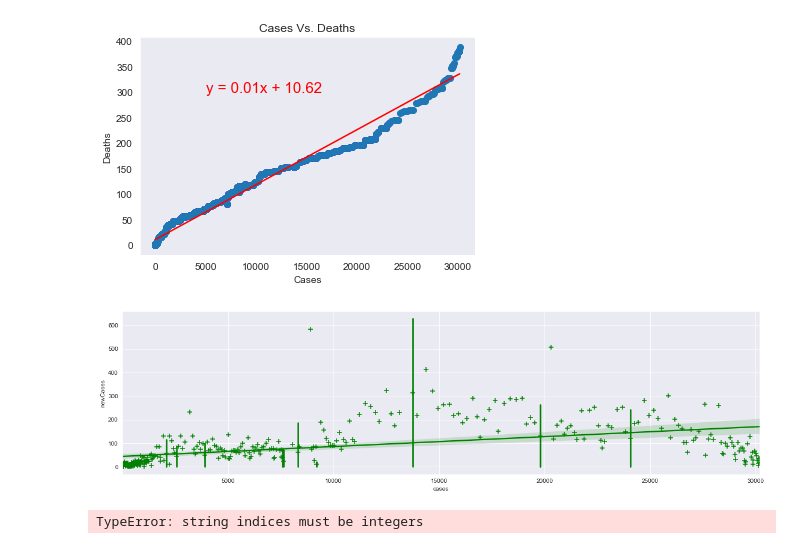
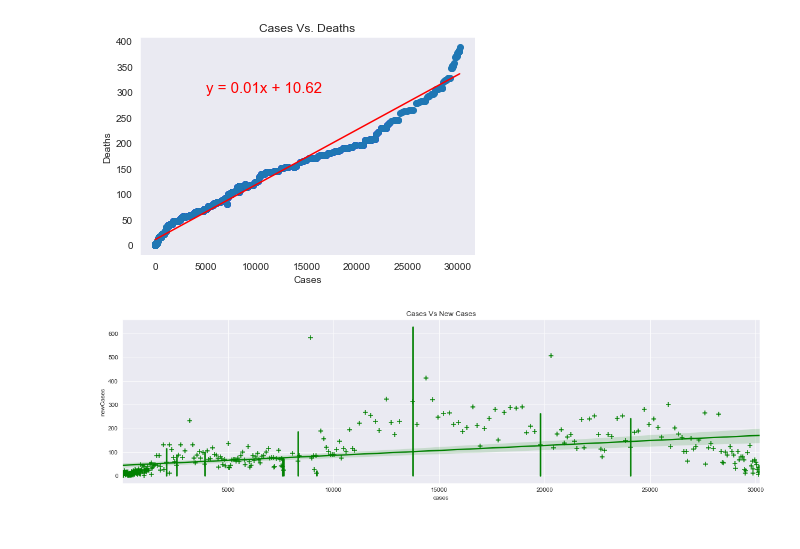
Before and after one commit to E-Weber/EKN-Project, a Jupyter notebook: Covid_api.ipynb, the cells around one changed output. Drawn from its saved outputs; the diff is of its cells as text; code cells hidden in the pictures.

```diff
--- a/Covid_api.ipynb
+++ b/Covid_api.ipynb
@@ -310,11 +311,9 @@ The r-squared is: 0.9825204775479639
 [figure]
 # %%
 plt.figure(figsize=(19, 5))
+plt.title(f"Cases Vs New Cases")
+plt.xlabel('Cases')
 ax = sns.regplot(x="cases", y="newCases", data=mo_df,
                  x_estimator=np.mean, logx= False, ci =99, color="green", marker ="+", x_jitter=.05)
 # %% [output]
-[figure, old version]
+[figure, new version]
-# %%
-ax = sns.regplot(x="cases", y="newCases", ci=68, data="date_mo", truncate=False)
-# %% [output]
-TypeError: string indices must be integers
```
Also changed, not shown: parts of 13 cells of this notebook, 1 other file.
